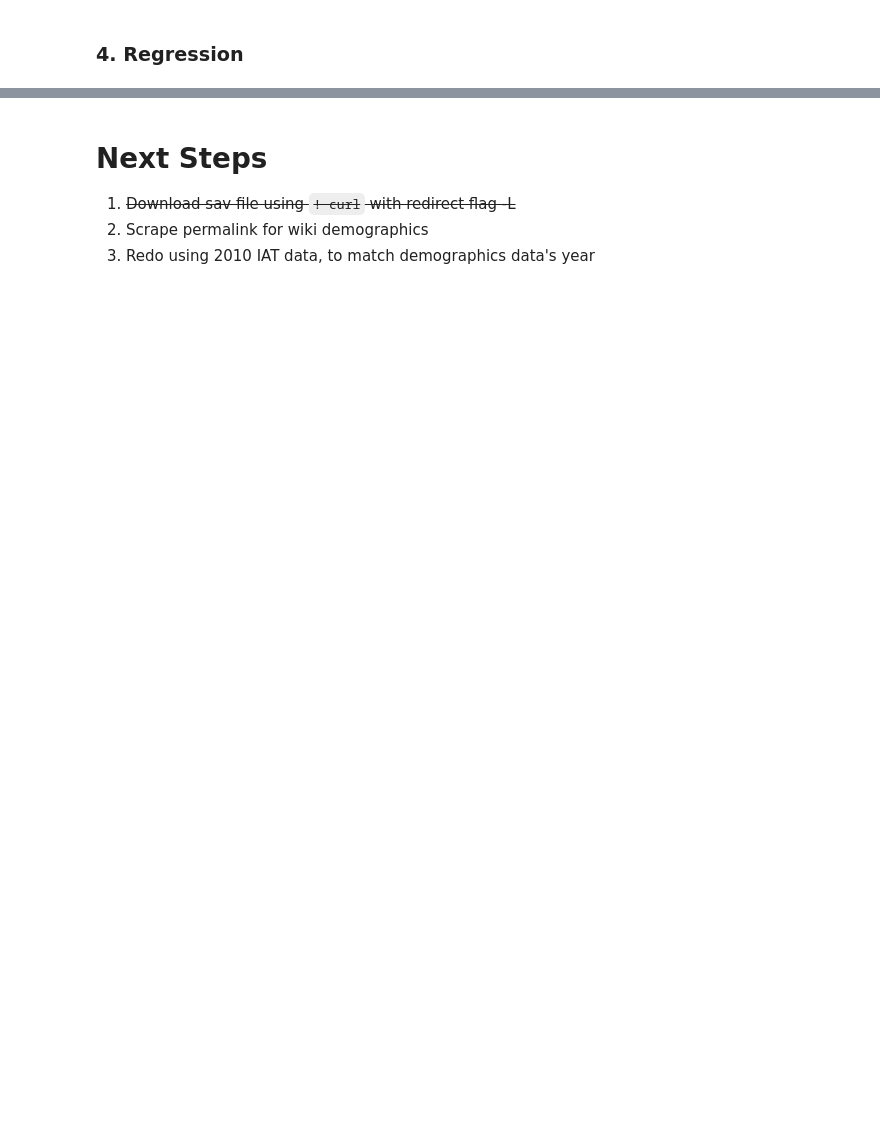
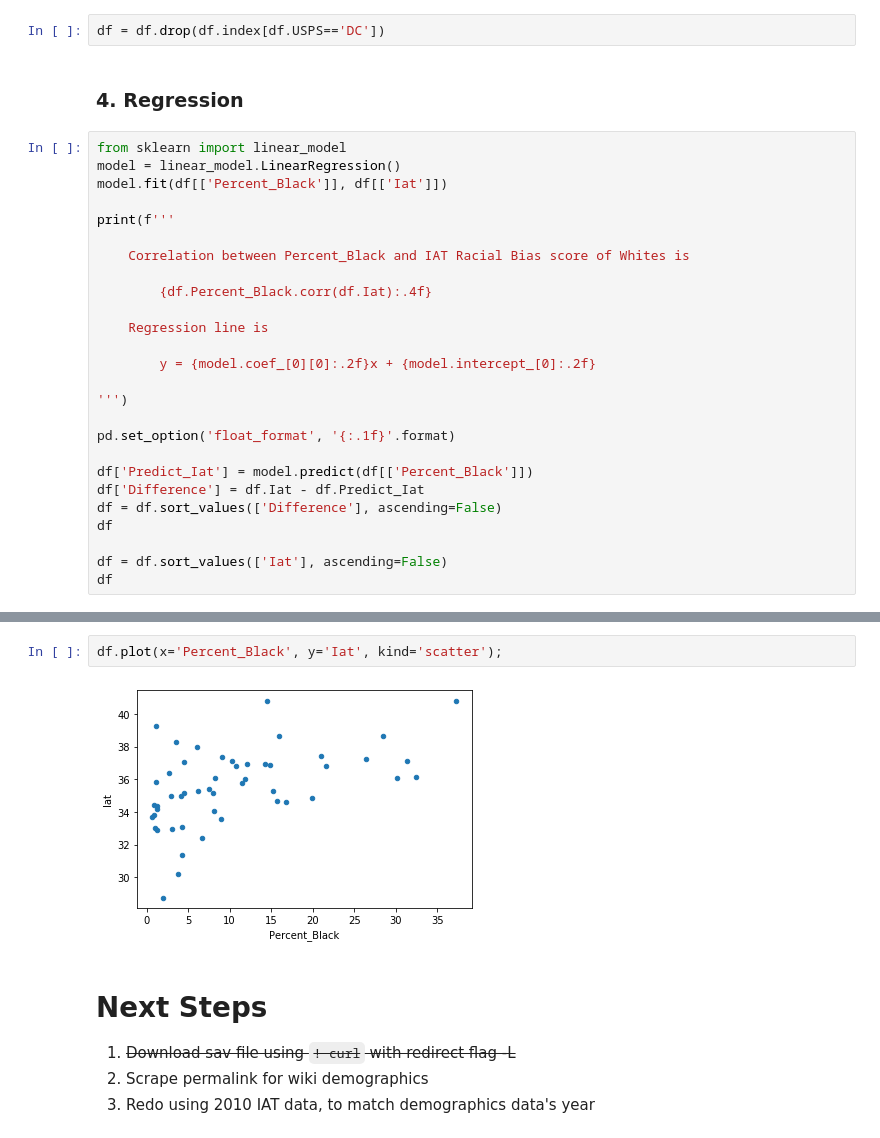
Before and after one commit to gatewaycat/outwhimsy, a Jupyter notebook: iat.ipynb, the cells around one changed output, grey strips where cells are left out. Saved outputs shown, nothing was run; the diff lists cells and outputs as text; blank space fills up the shorter version.

```diff
--- a/iat.ipynb
+++ b/iat.ipynb
@@ -109,2 +111,30 @@ df.head()
+# %%
+df = df.drop(df.index[df.USPS=='DC'])
 # %% [markdown]
 ### 4. Regression
+# %%
+from sklearn import linear_model
+model = linear_model.LinearRegression()
+model.fit(df[['Percent_Black']], df[['Iat']])
+
+print(f'''
+
+    Correlation between Percent_Black and IAT Racial Bias score of Whites is
+
+        {df.Percent_Black.corr(df.Iat):.4f}
+
+    Regression line is
+
+        y = {model.coef_[0][0]:.2f}x + {model.intercept_[0]:.2f}
+
+''')
+
+pd.set_option('float_format', '{:.1f}'.format)
+
+df['Predict_Iat'] = model.predict(df[['Percent_Black']])
+df['Difference'] = df.Iat - df.Predict_Iat
+df = df.sort_values(['Difference'], ascending=False)
+df
+
+df = df.sort_values(['Iat'], ascending=False)
+df
@@ -111,3 +184,7 @@ df.head()
+# %%
+df.plot(x='Percent_Black', y='Iat', kind='scatter');
+# %% [output]
+[figure, added]
 # %% [markdown]
 # Next Steps
 1. ~~Download sav file using `! curl` with redirect flag -L~~
```
Also changed, not shown: parts of 3 cells of this notebook, 2 other files.
